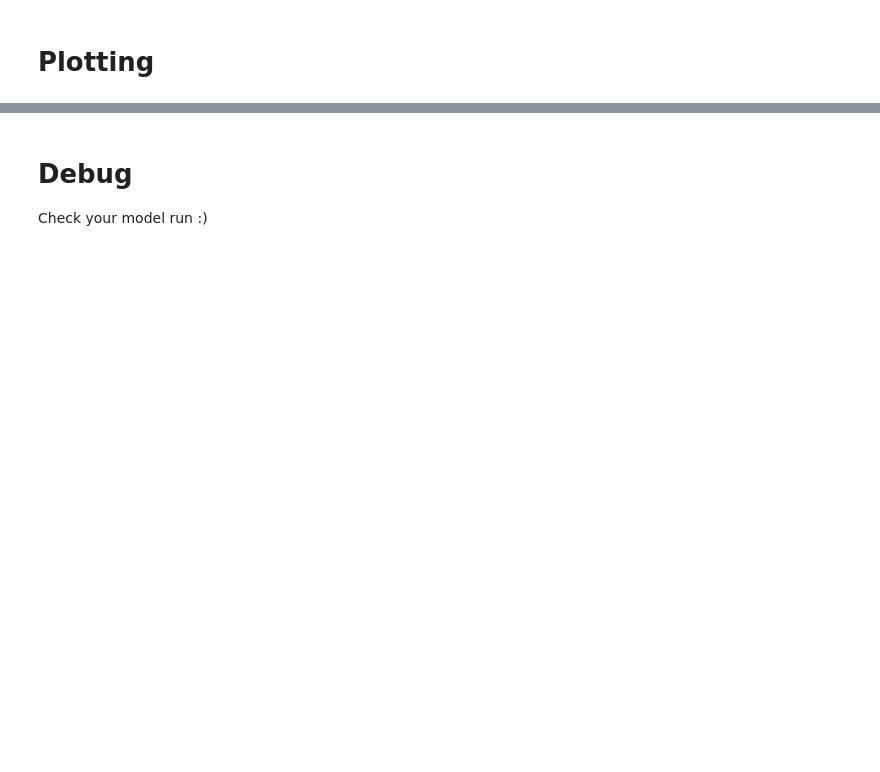
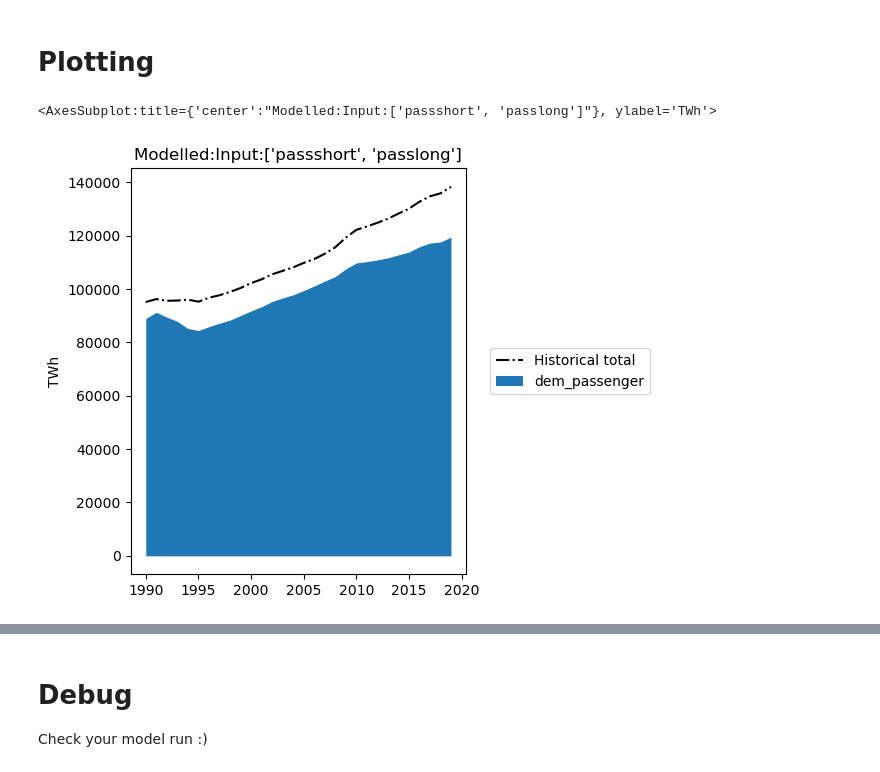
Before and after one commit to irm-codebase/RESTORE, a Jupyter notebook: restore_split.ipynb, the cells around one changed output, grey strips where cells are left out. Saved outputs shown, nothing was run; the diff lists cells and outputs as text; code cells hidden in the pictures; blank space fills up the shorter version.

```diff
--- a/restore_split.ipynb
+++ b/restore_split.ipynb
@@ -134 +143,6 @@ Solution:
+# %%
+restore_plots.plot_aggregated_fin(model, cnf.DATA, ["passshort", "passlong"], unit="TWh", hist="passenger")
+# %% [output]
+<AxesSubplot:title={'center':"Modelled:Input:['passshort', 'passlong']"}, ylabel='TWh'>
+[figure, added]
 # %%
```
Also changed, not shown: parts of 13 cells of this notebook, 40 other files.
